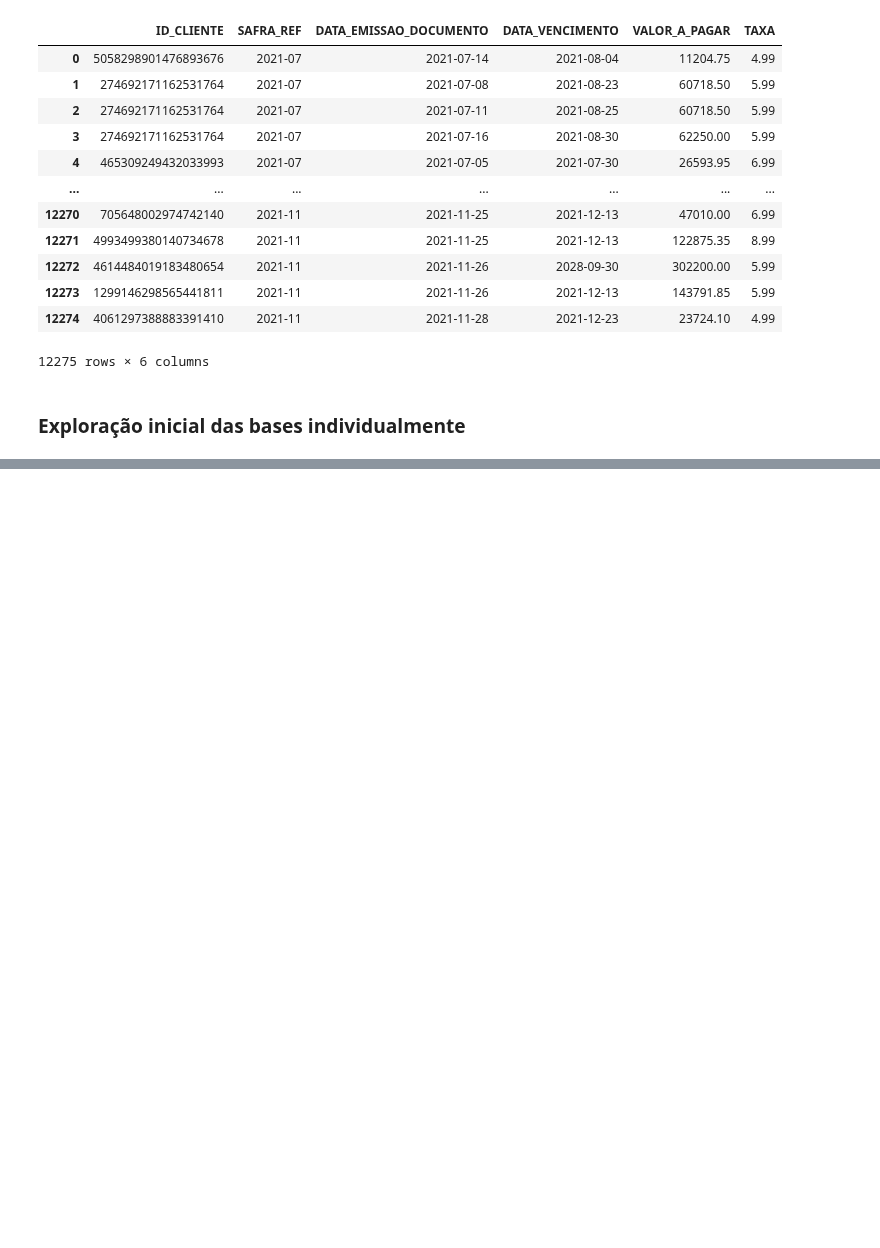
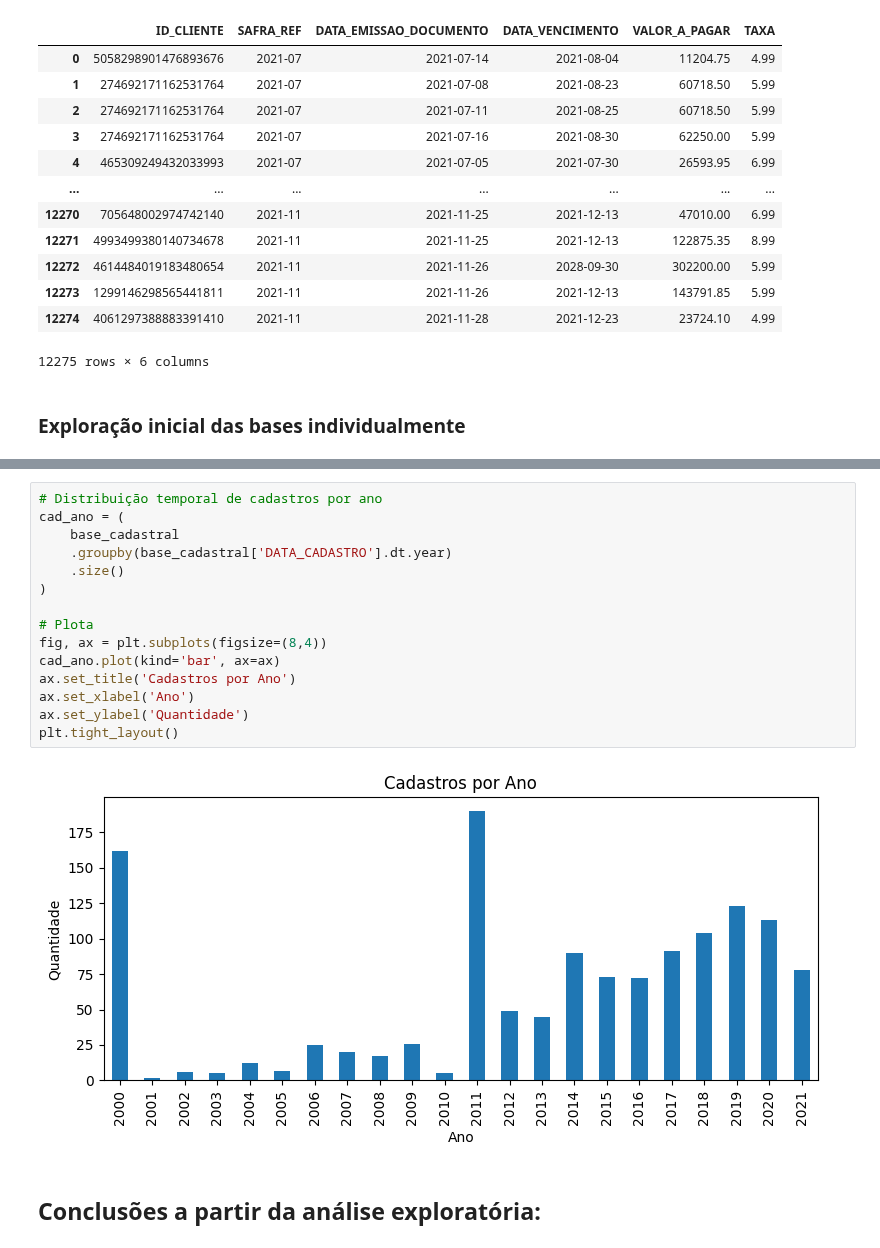
Before and after one commit to mmdes/default-risk-analysis, a Jupyter notebook: notebooks/exploratory_analysis.ipynb, the cells around one changed output, grey strips where cells are left out. Drawn from its saved outputs; the diff is of its cells as text; blank space fills up the shorter version.

```diff
--- a/notebooks/exploratory_analysis.ipynb
+++ b/notebooks/exploratory_analysis.ipynb
@@ -161,0 +194,19 @@ Analisando: base_info
+# %%
+# Distribuição temporal de cadastros por ano
+cad_ano = (
+    base_cadastral
+    .groupby(base_cadastral['DATA_CADASTRO'].dt.year)
+    .size()
+)
+
+# Plota
+fig, ax = plt.subplots(figsize=(8,4))
+cad_ano.plot(kind='bar', ax=ax)
+ax.set_title('Cadastros por Ano')
+ax.set_xlabel('Ano')
+ax.set_ylabel('Quantidade')
+plt.tight_layout()
+# %% [output]
+[figure, added]
+# %% [markdown]
+## Conclusões a partir da análise exploratória:
```
Also changed, not shown: parts of 10 cells of this notebook.
